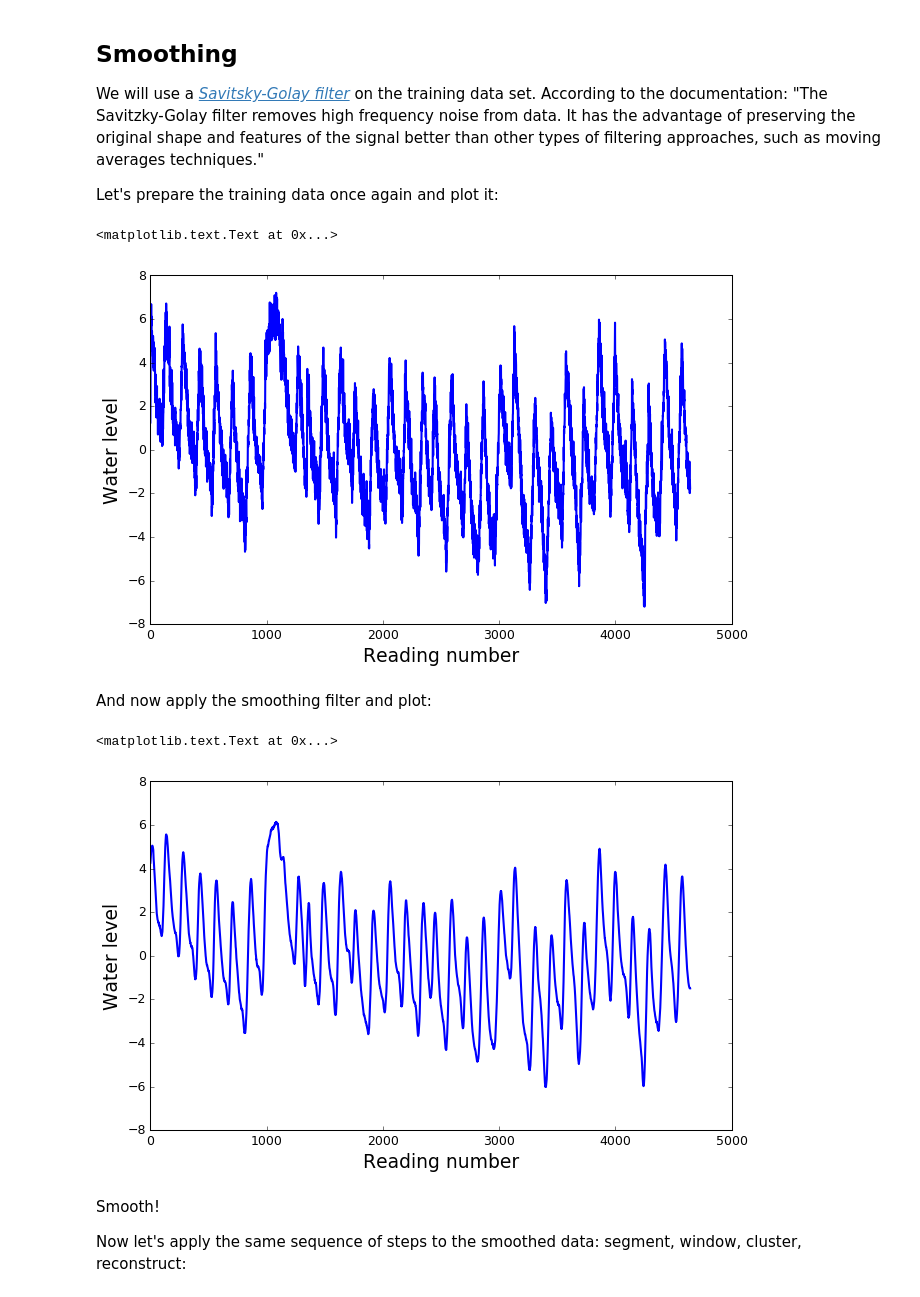
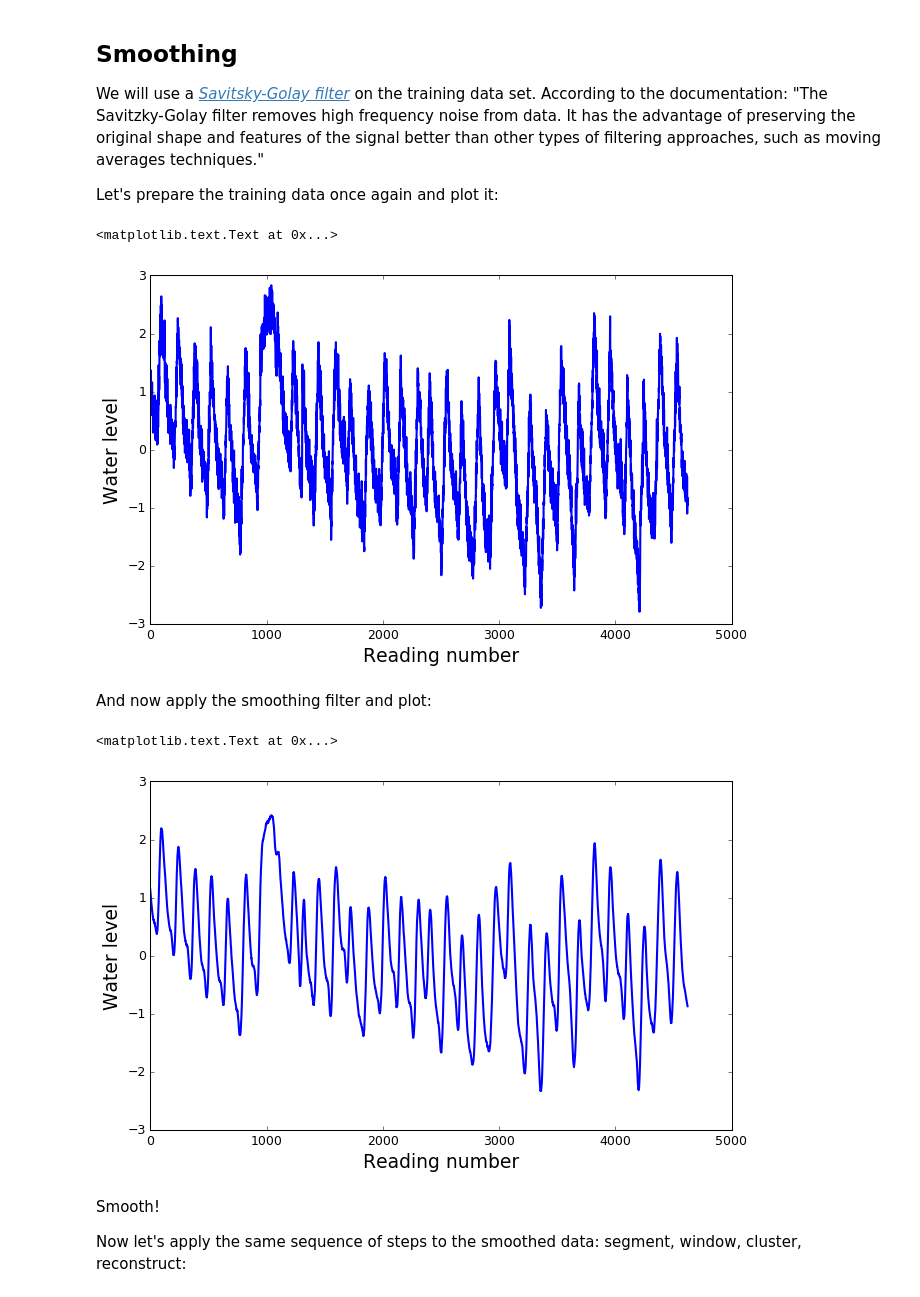
Before and after one commit to mclarknc/Anomaly-Detection, a Jupyter notebook: Anomaly Detection - Smoothing.ipynb, the cells around one changed output. Cells and saved outputs as stored; diff of their text form; code cells hidden in the pictures.

```diff
--- a/Anomaly Detection - Smoothing.ipynb
+++ b/Anomaly Detection - Smoothing.ipynb
@@ -13,30 +13,3 @@ Let's continue our exploration of anomaly detection in the water tank data by ap
 We will use a [*Savitsky-Golay filter*](http://central.scipy.org/item/49/1/savitzky-golay-filter) on the training data set. According to the documentation: "The Savitzky-Golay filter removes high frequency noise from data. It has the advantage of preserving the original shape and features of the signal better than other types of filtering approaches, such as moving averages techniques."
 
 Let's prepare the training data once again and plot it:
-# %%
-# load libraries and set plot parameters
-import numpy as np
-from scipy.signal import savgol_filter
-
-from anomaly_utils import segment, plot_segments, window_segments, cluster, reconstruct
-
-import matplotlib.pyplot as plt
-%matplotlib inline
-
-from IPython.display import set_matplotlib_formats
-set_matplotlib_formats('pdf', 'png')
-plt.rcParams['savefig.dpi'] = 75
-
-plt.rcParams['figure.autolayout'] = False
-plt.rcParams['figure.figsize'] = 10, 6
-plt.rcParams['axes.labelsize'] = 18
-plt.rcParams['axes.titlesize'] = 20
-plt.rcParams['font.size'] = 12
-plt.rcParams['lines.linewidth'] = 2.0
-plt.rcParams['lines.markersize'] = 8
-plt.rcParams['legend.fontsize'] = 10
-
-plt.rcParams['text.usetex'] = False
-plt.rcParams['font.family'] = "sans serif"
-plt.rcParams['font.serif'] = "cm"
-plt.rcParams['text.latex.preamble'] = r"\usepackage{subdepth}, \usepackage{type1cm}"
@@ -43,19 +27,22 @@ plt.rcParams['text.latex.preamble'] = r"\usepackage{subdepth}, \usepackage{type1
 # %%
 data = open('watertank_data.csv').readlines()
 points = [float(p.strip()) for p in data]
 all_data = np.array(points)
 # lets take half of the input data for training, and half for testing
 # and create numpy arrays
 half = int(len(points)/2)
-train = all_data[:half]
-train -= np.amin(train) + (np.amax(train) - np.amin(train))/2
+train_data = all_data[:half]
+
+# scale the data top be centered on zero
+from sklearn import preprocessing
+train = preprocessing.scale(np.copy(train_data))
 
 plt.plot(train)
 plt.xlabel("Reading number")
 plt.ylabel("Water level")
 # %% [output]
 <matplotlib.text.Text at 0x...>
-[figure, old version]
+[figure, new version]
 # %% [markdown]
 And now apply the smoothing filter and plot:
 # %%
@@ -65,7 +52,7 @@ plt.xlabel("Reading number")
 plt.ylabel("Water level")
 # %% [output]
 <matplotlib.text.Text at 0x...>
-[figure, old version]
+[figure, new version]
 # %% [markdown]
 Smooth!
 
```
Also changed, not shown: parts of 5 cells of this notebook, 3 other files.
